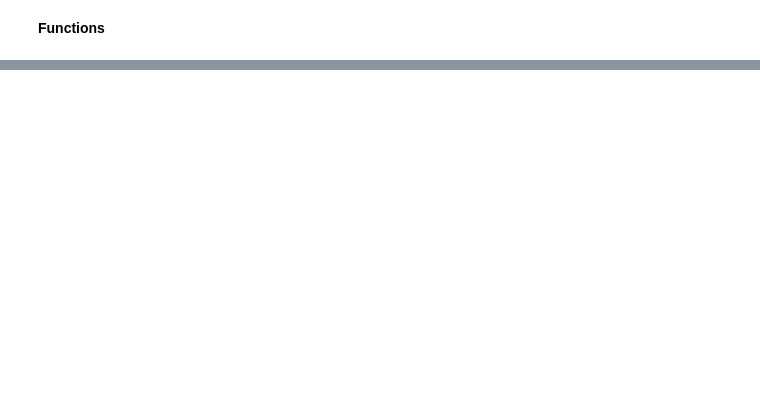
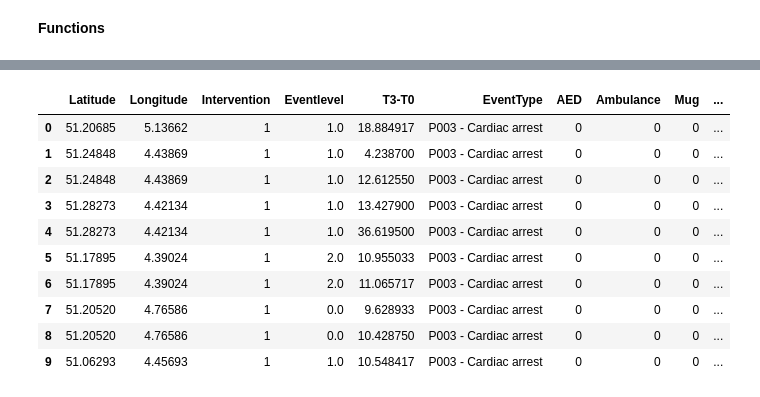
Before and after one commit to JeroenGuillierme/Project-MDA, a Jupyter notebook: 2. Calculating distances.ipynb, the cells around one changed output, grey strips where cells are left out. Saved outputs shown, nothing was run; the diff lists cells and outputs as text; code cells hidden in the pictures; blank space fills up the shorter version.

Commit message:
Finishing calculations of distances

```diff
--- a/2. Calculating distances.ipynb
+++ b/2. Calculating distances.ipynb
@@ -17 +44,19 @@ HTTPError: HTTP Error 404: Not Found
+# %%
+# Haversine formula
+def haversine(lon1, lat1, lon2, lat2):
+    lon1, lat1, lon2, lat2 = map(radians, [lon1, lat1, lon2, lat2])
+    dlon = lon2 - lon1
+    dlat = lat2 - lat1
+    a = sin(dlat/2)**2 + cos(lat1) * cos(lat2) * sin(dlon/2)**2
+    c = 2 * asin(sqrt(a))
+    r = 6371 # Radius of earth in (kilo)meters
+    return c * r
+# %%
+# Create KDTree objects
+if not aed_locations.empty:
+    tree_aeds = KDTree(aed_locations[['Latitude', 'Longitude']])
+if not ambulance_locations.empty:
+    tree_ambulances = KDTree(ambulance_locations[['Latitude', 'Longitude']])
+if not mug_locations.empty:
+    tree_mugs = KDTree(mug_locations[['Latitude', 'Longitude']])
 # %%
@@ -36,0 +91,34 @@ print(intervention_locations)
+# %%
+# Filling in new columns for AED locations
+aed_locations['distance_to_aed'] = 0
+aed_locations['distance_to_ambulance'] = np.nan
+aed_locations['distance_to_mug'] = np.nan
+
+# Filling in new columns for mug locations
+mug_locations['distance_to_aed'] = np.nan
+mug_locations['distance_to_ambulance'] = np.nan
+mug_locations['distance_to_mug'] = 0
+
+# Filling in new columns for ambulance locations
+ambulance_locations['distance_to_aed'] = np.nan
+ambulance_locations['distance_to_ambulance'] = 0
+ambulance_locations['distance_to_mug'] = np.nan
+# %%
+# Concatente data back together with distances
+result = pd.concat([intervention_locations, aed_locations, mug_locations, ambulance_locations], axis=0)
+# Reset index
+result.reset_index(drop=True, inplace=True)
+# %%
+result.head(10)
+# %% [output]
+|  | Latitude | Longitude | Intervention | Eventlevel | T3-T0 | EventType | AED | Ambulance | Mug | ... |
+| 0 | 51.20685 | 5.13662 | 1 | 1.0 | 18.884917 | P003 - Cardiac arrest | 0 | 0 | 0 | ... |
+| 1 | 51.24848 | 4.43869 | 1 | 1.0 | 4.238700 | P003 - Cardiac arrest | 0 | 0 | 0 | ... |
+| 2 | 51.24848 | 4.43869 | 1 | 1.0 | 12.612550 | P003 - Cardiac arrest | 0 | 0 | 0 | ... |
+| 3 | 51.28273 | 4.42134 | 1 | 1.0 | 13.427900 | P003 - Cardiac arrest | 0 | 0 | 0 | ... |
+| 4 | 51.28273 | 4.42134 | 1 | 1.0 | 36.619500 | P003 - Cardiac arrest | 0 | 0 | 0 | ... |
+| 5 | 51.17895 | 4.39024 | 1 | 2.0 | 10.955033 | P003 - Cardiac arrest | 0 | 0 | 0 | ... |
+| 6 | 51.17895 | 4.39024 | 1 | 2.0 | 11.065717 | P003 - Cardiac arrest | 0 | 0 | 0 | ... |
+| 7 | 51.20520 | 4.76586 | 1 | 0.0 | 9.628933 | P003 - Cardiac arrest | 0 | 0 | 0 | ... |
+| 8 | 51.20520 | 4.76586 | 1 | 0.0 | 10.428750 | P003 - Cardiac arrest | 0 | 0 | 0 | ... |
+| 9 | 51.06293 | 4.45693 | 1 | 1.0 | 10.548417 | P003 - Cardiac arrest | 0 | 0 | 0 | ... |
```
Also changed, not shown: parts of 11 cells of this notebook.
